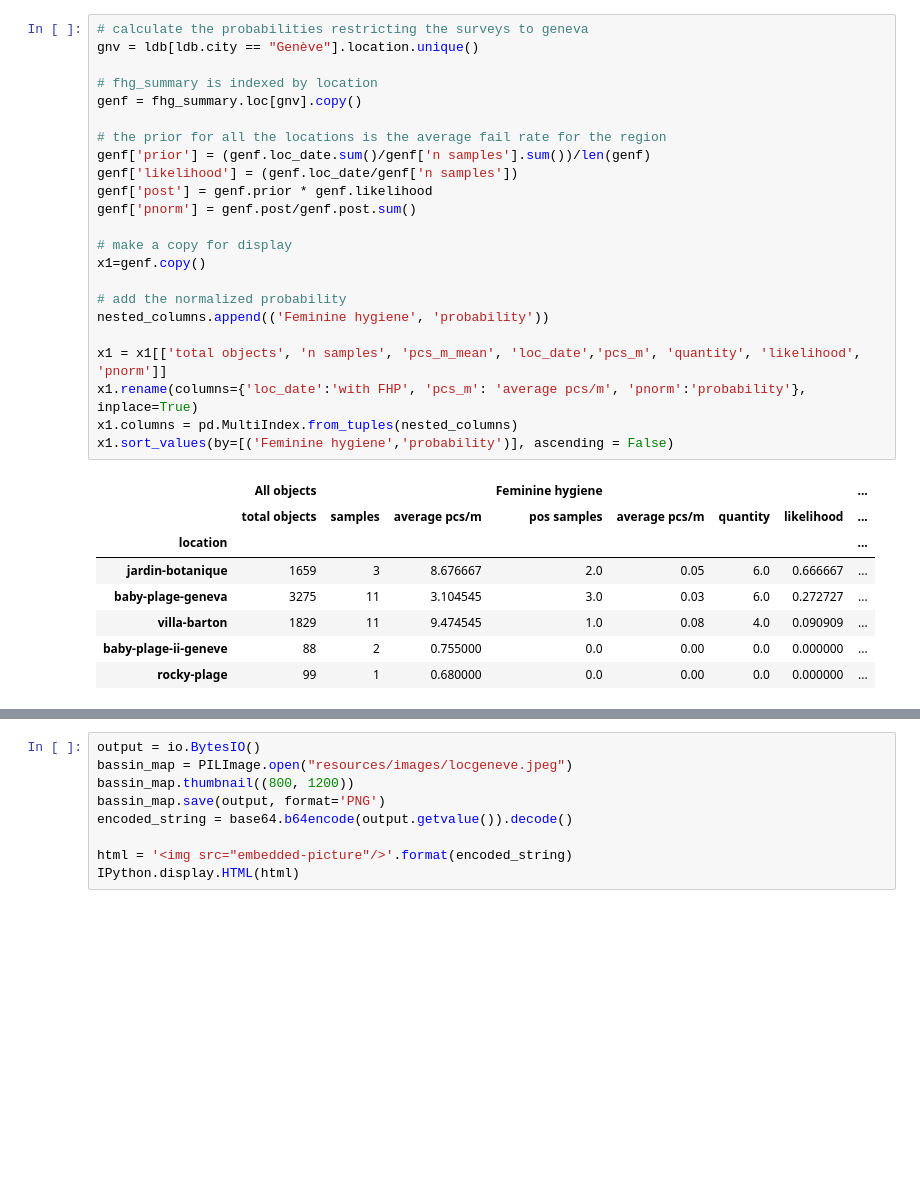
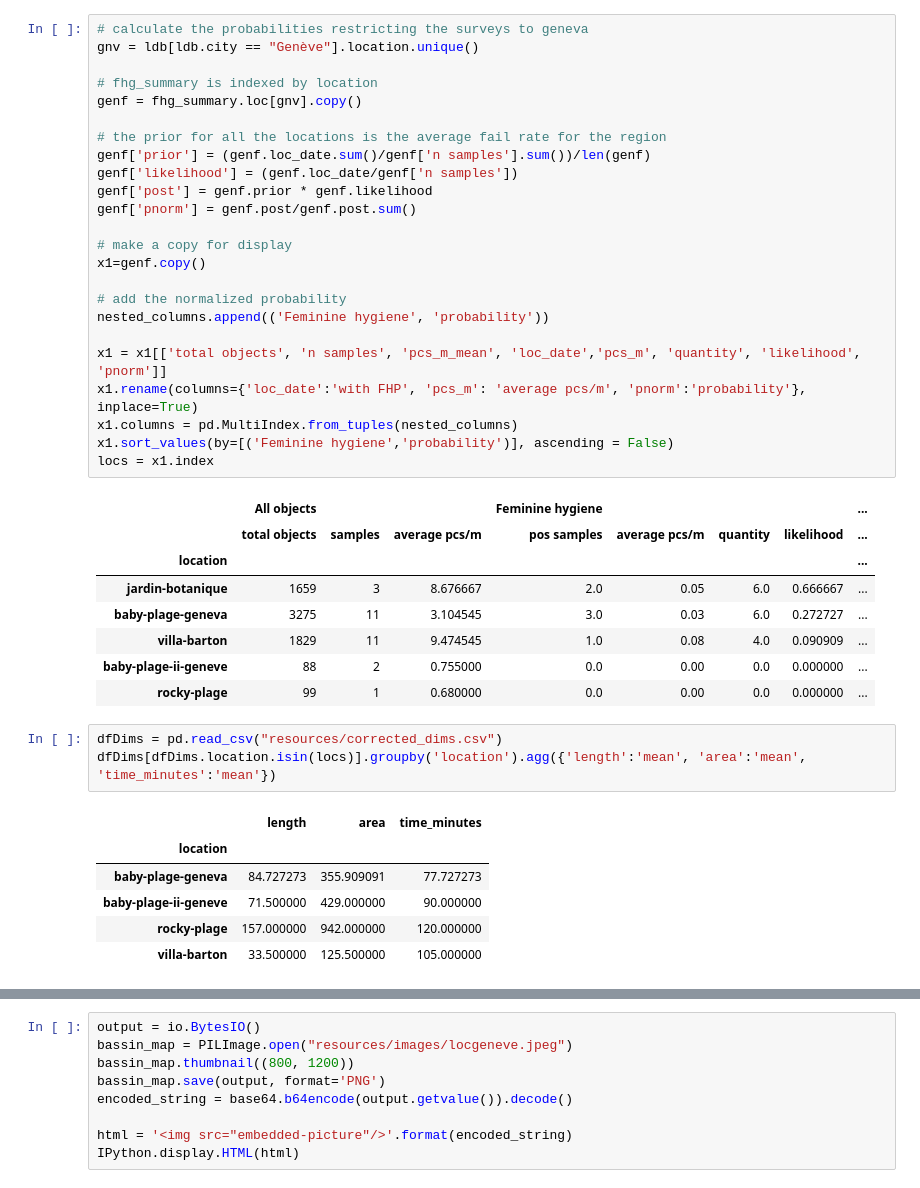
Before and after one commit to hammerdirt-analyst/fhgproducts, a Jupyter notebook: hygieneproducts.ipynb, the cells around one changed output, grey strips where cells are left out. Cells and saved outputs as stored; diff of their text form; blank space fills up the shorter version.

```diff
--- a/hygieneproducts.ipynb
+++ b/hygieneproducts.ipynb
@@ -224,6 +224,7 @@ x1 = x1[['total objects', 'n samples', 'pcs_m_mean', 'loc_date','pcs_m', 'quanti
 x1.rename(columns={'loc_date':'with FHP', 'pcs_m': 'average pcs/m', 'pnorm':'probability'}, inplace=True)
 x1.columns = pd.MultiIndex.from_tuples(nested_columns)
 x1.sort_values(by=[('Feminine hygiene','probability')], ascending = False)
+locs = x1.index
 # %% [output]
 |  | All objects |  |  | Feminine hygiene |  |  |  | ... |
 |  | total objects | samples | average pcs/m | pos samples | average pcs/m | quantity | likelihood | ... |
@@ -233,3 +234,13 @@ x1.sort_values(by=[('Feminine hygiene','probability')], ascending = False)
 | villa-barton | 1829 | 11 | 9.474545 | 1.0 | 0.08 | 4.0 | 0.090909 | ... |
 | baby-plage-ii-geneve | 88 | 2 | 0.755000 | 0.0 | 0.00 | 0.0 | 0.000000 | ... |
 | rocky-plage | 99 | 1 | 0.680000 | 0.0 | 0.00 | 0.0 | 0.000000 | ... |
+# %%
+dfDims = pd.read_csv("resources/corrected_dims.csv")
+dfDims[dfDims.location.isin(locs)].groupby('location').agg({'length':'mean', 'area':'mean', 'time_minutes':'mean'})
+# %% [output]
+|  | length | area | time_minutes |
+| location |  |  |  |
+| baby-plage-geneva | 84.727273 | 355.909091 | 77.727273 |
+| baby-plage-ii-geneve | 71.500000 | 429.000000 | 90.000000 |
+| rocky-plage | 157.000000 | 942.000000 | 120.000000 |
+| villa-barton | 33.500000 | 125.500000 | 105.000000 |
```
Also changed, not shown: parts of 1 cell of this notebook.
